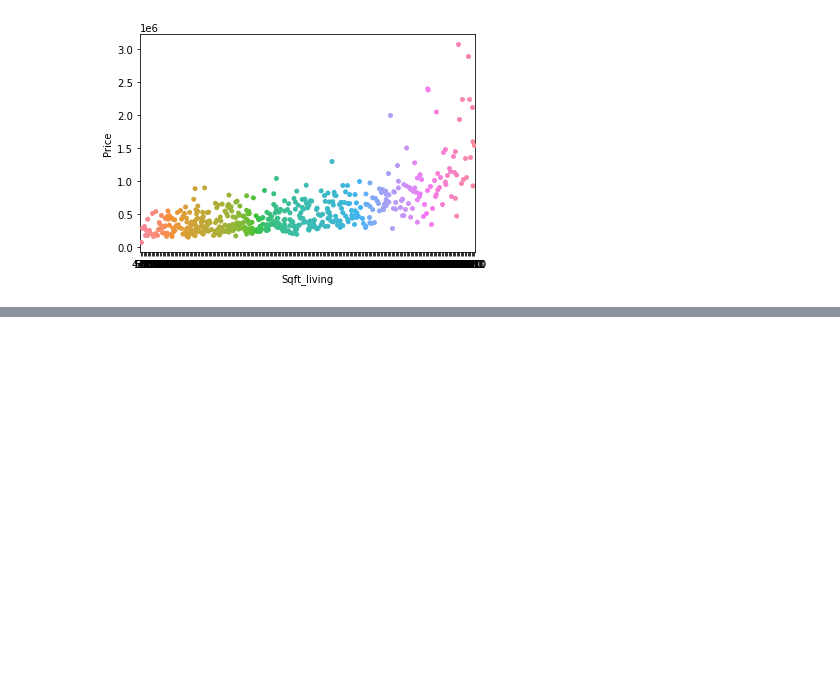
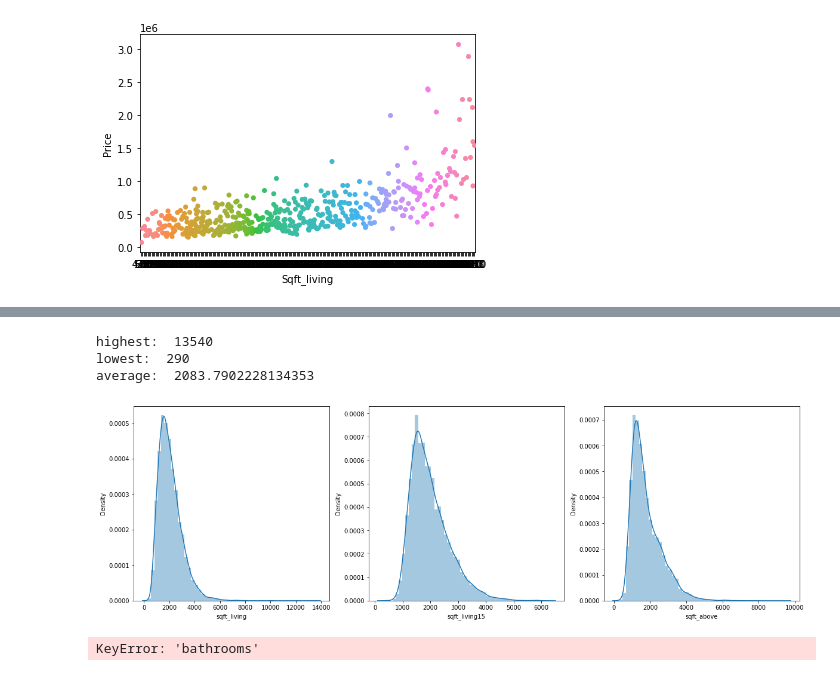
Before and after one commit to estela19/AIFFEL, a Jupyter notebook: exp06/[E-06]predict_price.ipynb, the cells around one changed output, grey strips where cells are left out. Saved outputs shown, nothing was run; the diff lists cells and outputs as text; code cells hidden in the pictures; blank space fills up the shorter version.

```diff
--- a/exp06/[E-06]predict_price.ipynb
+++ b/exp06/[E-06]predict_price.ipynb
@@ -348,0 +355,3 @@ piecount('bathrooms')
+# %%
+f_data['bath'] = f_data['bathrooms'].apply(lambda x: int(4 * x))
+f_data['bath'].head()
@@ -348,0 +380,21 @@ piecount('bathrooms')
+# %%
+print ("highest: ", f_data['sqft_living'].max())
+print ("lowest: ", f_data['sqft_living'].min())
+print ("average: ", f_data['sqft_living'].mean())
+# %% [output]
+highest:  13540
+lowest:  290
+average:  2083.7902228134353
+# %%
+f, ax = plt.subplots(1, 3, figsize=(20, 6))
+sns.distplot(f_data['sqft_living'], ax=ax[0])
+sns.distplot(f_data['sqft_living15'], ax=ax[1])
+sns.distplot(f_data['sqft_above'], ax=ax[2])
+plt.show()
+# %% [output]
+[figure, added]
+# %%
+del f_data['bathrooms']
+f_data.head()
+# %% [output]
+KeyError: 'bathrooms'
```
Also changed, not shown: parts of 22 cells of this notebook, 5 other files.
